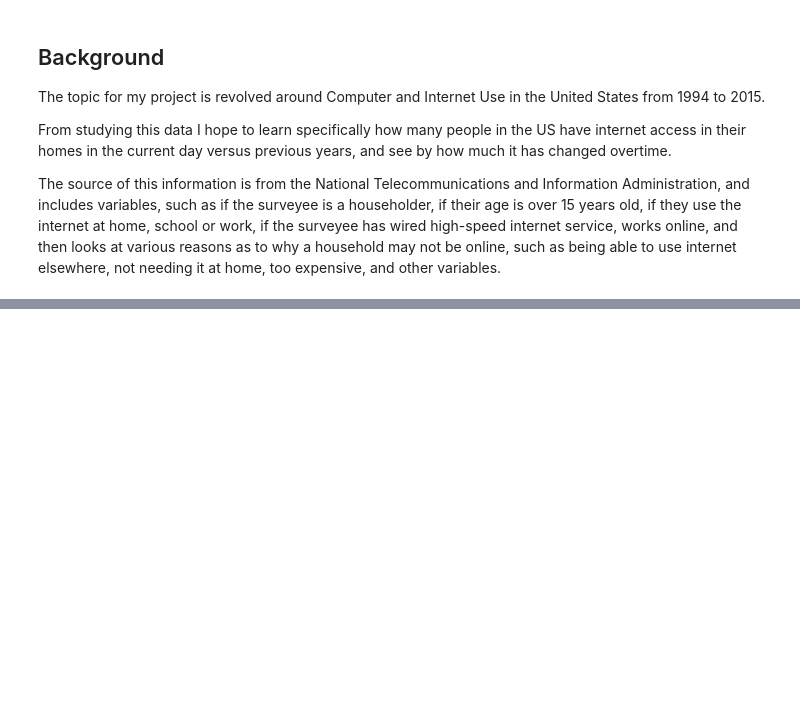
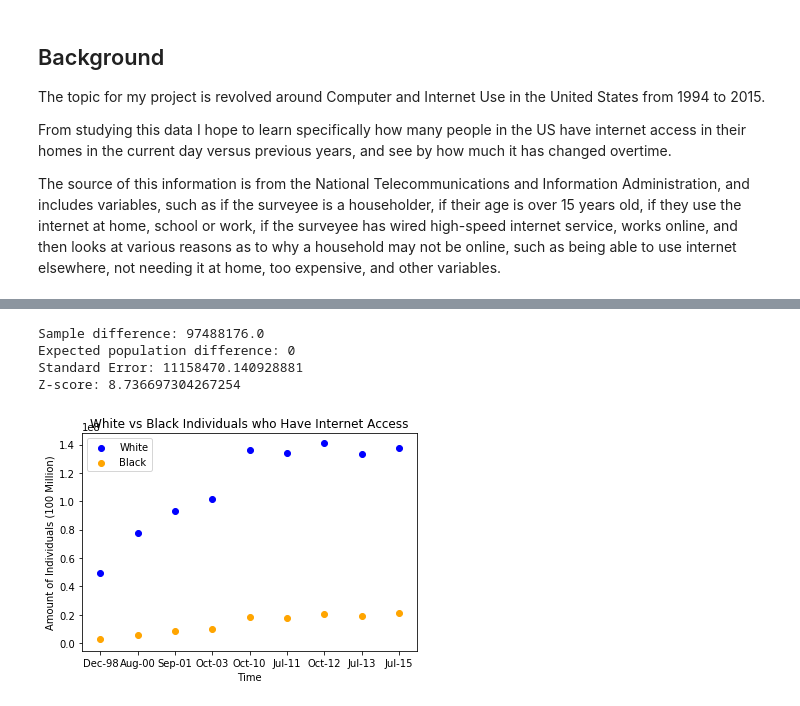
Before and after one commit to degradification/bootcamp, a Jupyter notebook: Project.ipynb, the cells around one changed output, grey strips where cells are left out. Cells and saved outputs as stored; diff of their text form; code cells hidden in the pictures; blank space fills up the shorter version.

```diff
--- a/Project.ipynb
+++ b/Project.ipynb
@@ -33,7 +33,7 @@ total_house_holders = data_house_holders.iat[12,0]
 
 #Calculating the dataset for homeInternetUsers
 home_internet_users = df[df['variable'] == 'homeInternetUser']
-data_home = home_internet_users.loc[:, ['dataset','usCount','MACount', 'raceWhiteCount', 'raceBlackCount']]
+data_home = home_internet_users.loc[:, ['dataset','usCount', 'CACount','MACount', 'raceWhiteCount', 'raceBlackCount']]
 
 print( data_home )
 print( pd.DataFrame.describe( data_home ) )
@@ -161,0 +153,11 @@ x = minority + time
+# %%
+#Hypothesis Testing Values for White
+mean_white = data_home['raceWhiteCount'].mean( )
+std_white = data_home['raceWhiteCount'].std( )
+size_white = data_home['raceWhiteCount'].count( )
+
+
+#Hypothesis Testing Values for Black
+mean_black = data_home['raceBlackCount'].mean( )
+std_black = data_home['raceBlackCount'].std( )
+size_black = data_home['raceBlackCount'].count( )
@@ -161,0 +193,29 @@ x = minority + time
+# %%
+#Calculating Difference
+obs_diff = mean_white - mean_black
+exp_diff = 0
+var_white = ( std_white ** 2 ) / size_white
+var_black = ( std_black ** 2 ) / size_black
+std_err = np.sqrt( var_white + var_black )
+z = ( obs_diff - exp_diff ) / std_err
+
+print( "Sample difference:", obs_diff )
+print( "Expected population difference:", exp_diff )
+print( "Standard Error:", std_err )
+print( "Z-score:", z )
+
+#From the test statistic we are able to reject the null hypothesis with 95% confidence, as the Z score is greater than 1.96
+
+plt.scatter( home_internet_users['dataset'], home_internet_users['raceWhiteCount'], color = 'blue', label = "White"  )
+plt.scatter( home_internet_users['dataset'], home_internet_users['raceBlackCount'], color = 'orange', label = "Black" )
+plt.title( 'White vs Black Individuals who Have Internet Access' )
+plt.xlabel('Time' )
+plt.ylabel( 'Amount of Individuals (100 Million)' )
+plt.legend( )
+plt.show( )
+# %% [output]
+Sample difference: 97488176.0
+Expected population difference: 0
+Standard Error: 11158470.140928881
+Z-score: 8.736697304267254
+[figure, added]
```
Also changed, not shown: parts of 11 cells of this notebook.
